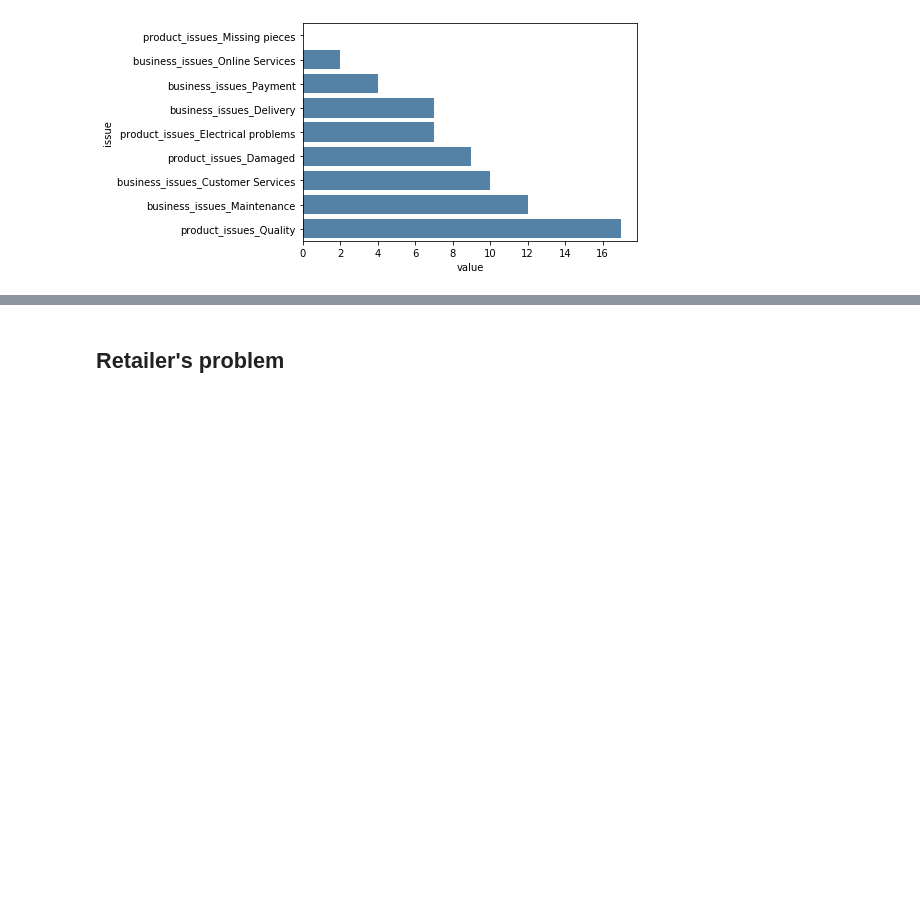
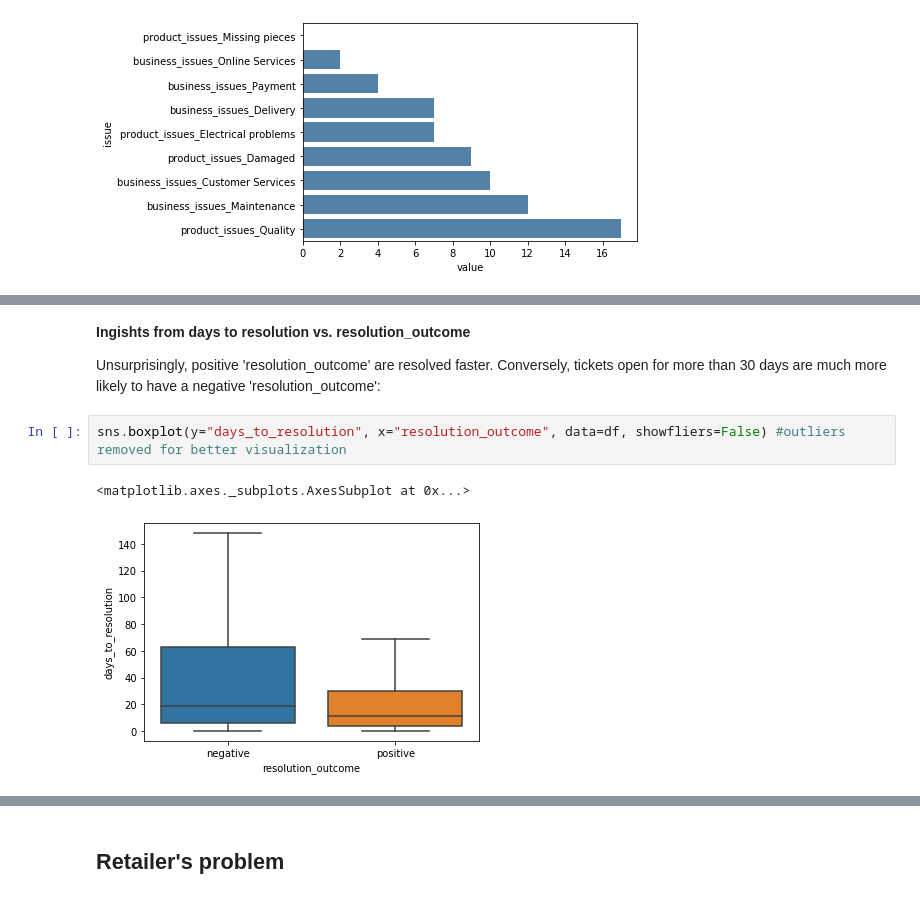
Before and after one commit to SPTime19/notebooks, a Jupyter notebook: EDA/FinalEDA - Team 19.ipynb, the cells around one changed output, grey strips where cells are left out. Saved outputs shown, nothing was run; the diff lists cells and outputs as text; blank space fills up the shorter version.

```diff
--- a/EDA/FinalEDA - Team 19.ipynb
+++ b/EDA/FinalEDA - Team 19.ipynb
@@ -99,0 +143,9 @@ sns.barplot(x="value",y="issue", data=company_issues.loc[company_issues.business
+# %% [markdown]
+**Ingishts from days to resolution vs. resolution_outcome**
+
+Unsurprisingly, positive 'resolution_outcome' are resolved faster. Conversely, tickets open for more than 30 days are much more likely to have a negative 'resolution_outcome':
+# %%
+sns.boxplot(y="days_to_resolution", x="resolution_outcome", data=df, showfliers=False) #outliers removed for better visualization
+# %% [output]
+<matplotlib.axes._subplots.AxesSubplot at 0x...>
+[figure, added]
```
Also changed, not shown: parts of 10 cells of this notebook.
